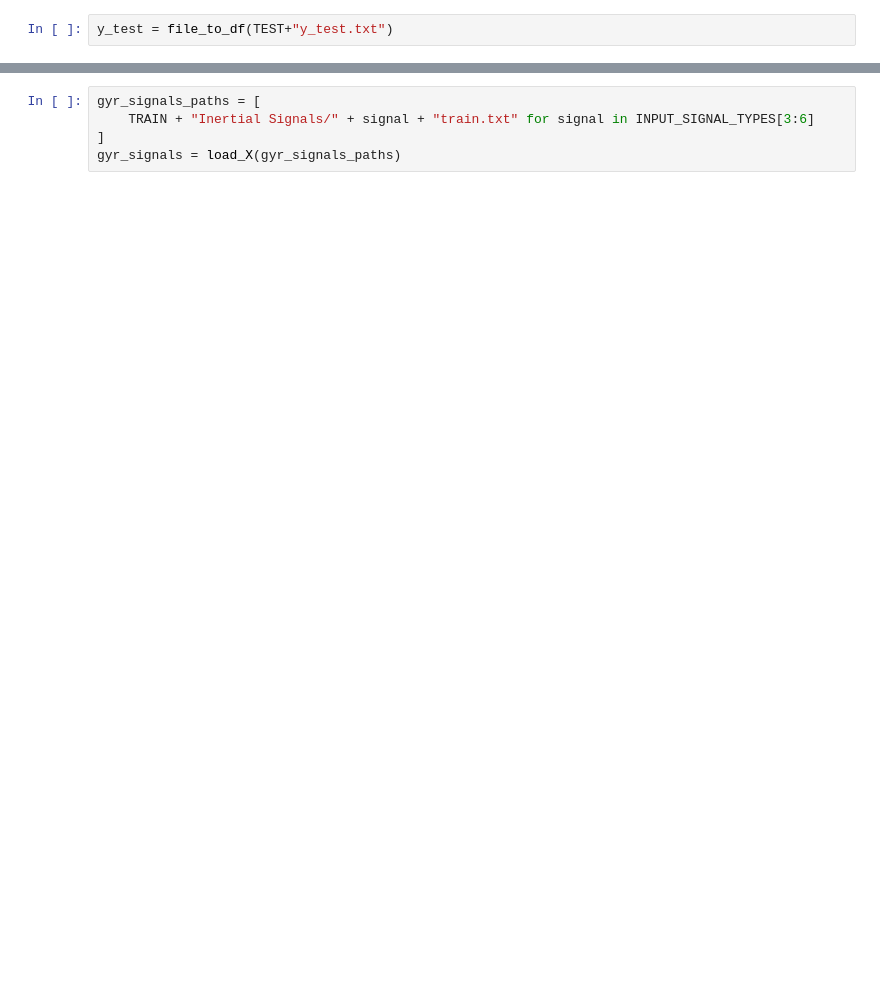
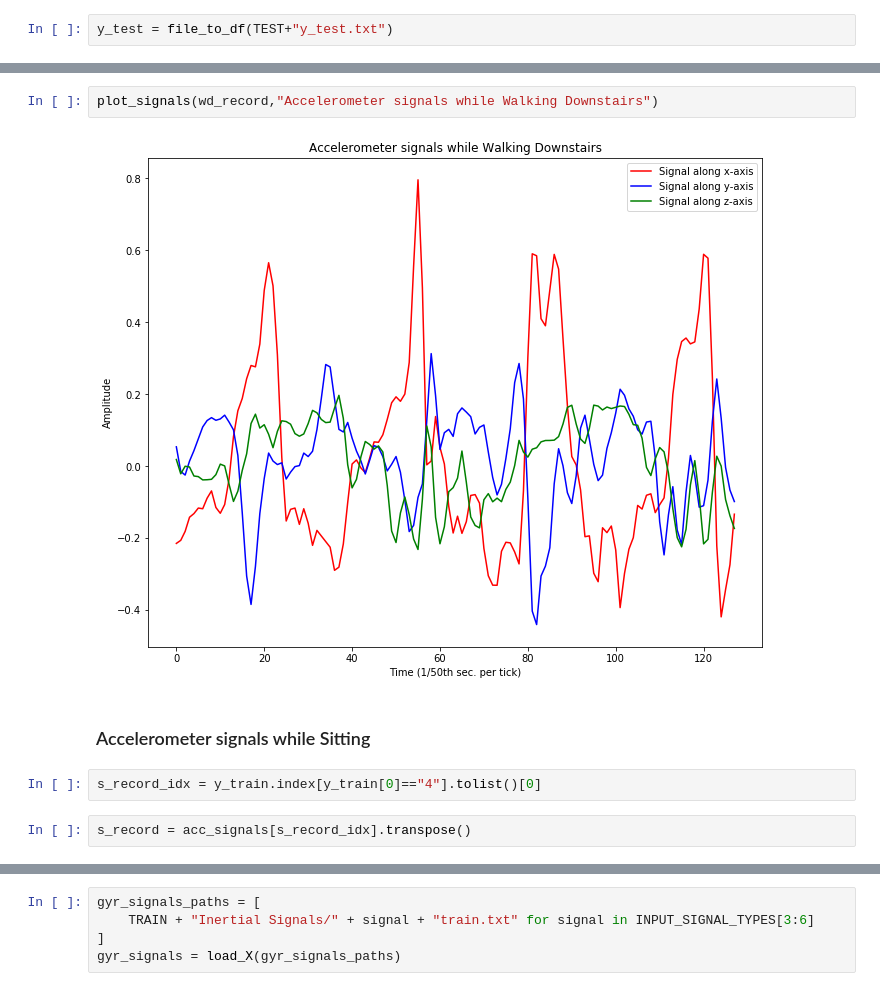
Before and after one commit to ZnoorZ/DSproject, a Jupyter notebook: DS Project.ipynb, the cells around one changed output, grey strips where cells are left out. Saved outputs shown, nothing was run; the diff lists cells and outputs as text; blank space fills up the shorter version.

```diff
--- a/DS Project.ipynb
+++ b/DS Project.ipynb
@@ -154,0 +195,10 @@ plot_signals(acc_signals_xyz[2], y, diff, "Accelerator signals along z-axis")
+# %%
+plot_signals(wd_record,"Accelerometer signals while Walking Downstairs")
+# %% [output]
+[figure, added]
+# %% [markdown]
+### Accelerometer signals while Sitting ###
+# %%
+s_record_idx = y_train.index[y_train[0]=="4"].tolist()[0]
+# %%
+s_record = acc_signals[s_record_idx].transpose()
```
Also changed, not shown: parts of 112 cells of this notebook.
